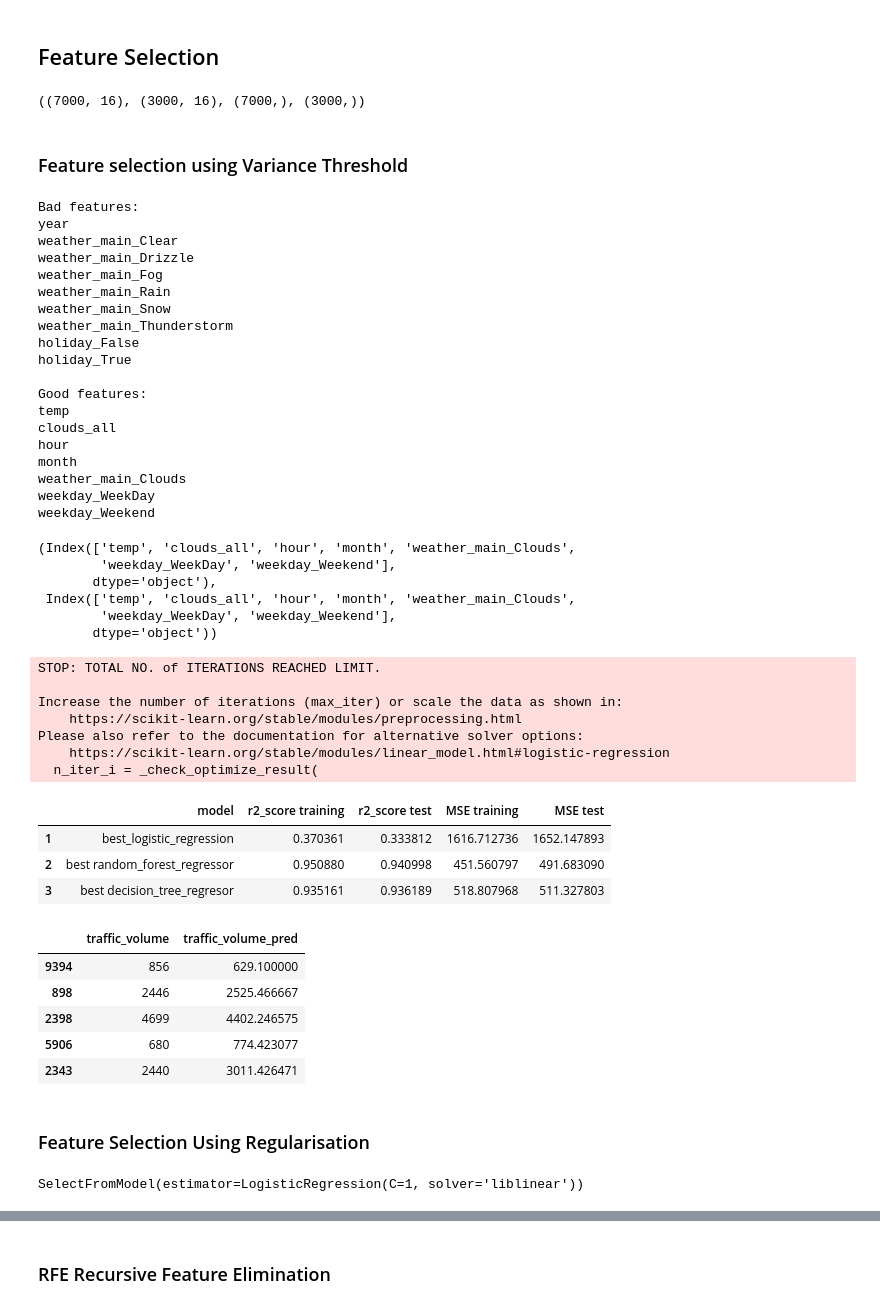
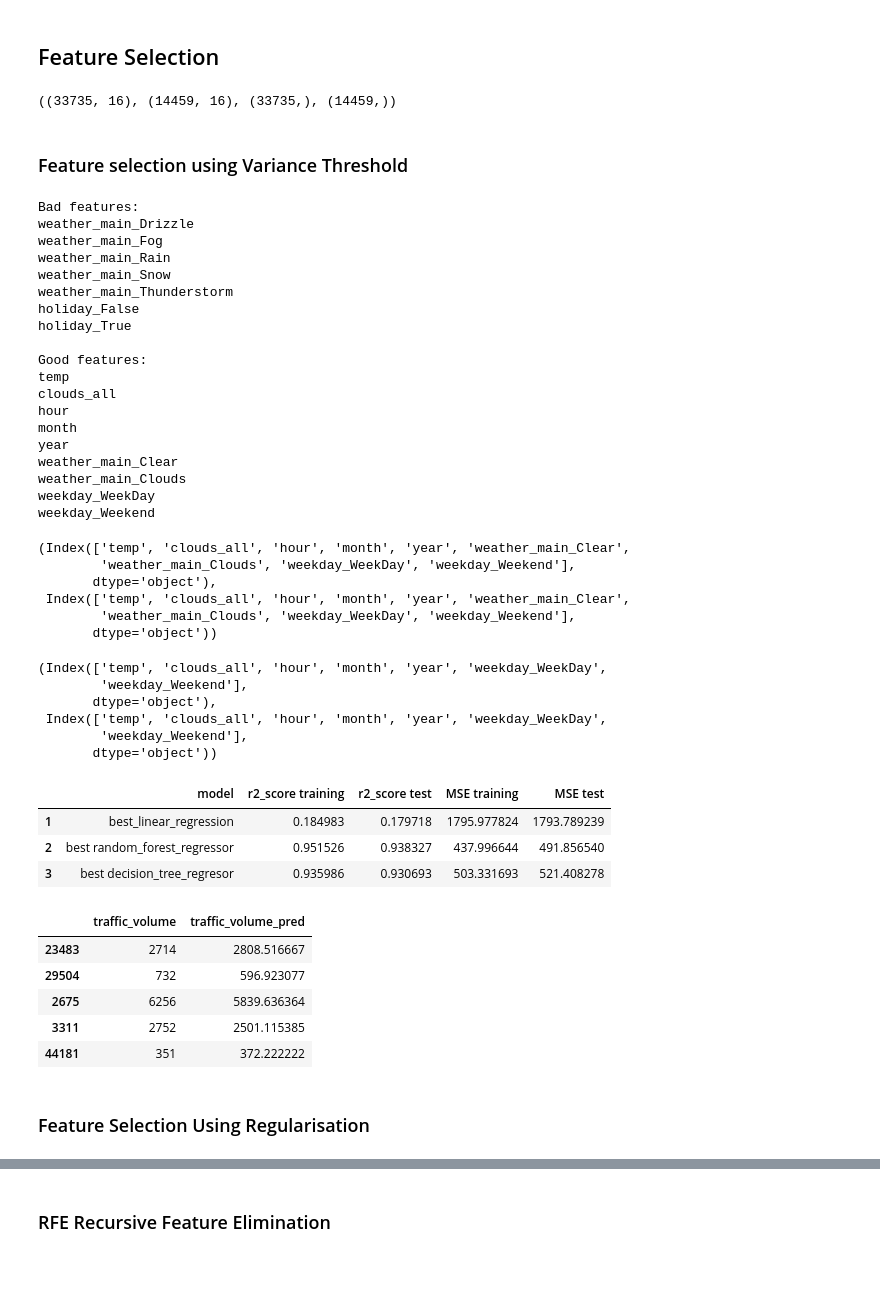
Before and after one commit to MrFICAX/Machine_Learning_Project_1, a Jupyter notebook: Projekat1_InProgress.ipynb, the cells around one changed output, grey strips where cells are left out. Drawn from its saved outputs; the diff is of its cells as text; code cells hidden in the pictures; blank space fills up the shorter version.

```diff
--- a/Projekat1_InProgress.ipynb
+++ b/Projekat1_InProgress.ipynb
@@ -1300,7 +1167,7 @@ plot_prediction(df_test_predrf, 25)
 ## Feature Selection
 # %%
 from sklearn.model_selection import train_test_split
-from sklearn.linear_model import Lasso, LogisticRegression
+from sklearn.linear_model import Lasso
 from sklearn.feature_selection import SelectFromModel
 from sklearn.preprocessing import StandardScaler
 
@@ -1309,20 +1176,20 @@ X = df[df_withoutTrafficVolume.columns]
 
 # Separating the data into training and tests set
 X_train, X_test, y_train, y_test = train_test_split(
-    X[:10000],
-    df['traffic_volume'][:10000],
+    X,
+    df['traffic_volume'],
     test_size=0.3,
     random_state=0)
 
 X_train.shape, X_test.shape, y_train.shape, y_test.shape
 # %% [output]
-((7000, 16), (3000, 16), (7000,), (3000,))
+((33735, 16), (14459, 16), (33735,), (14459,))
 # %% [markdown]
 ### Feature selection using Variance Threshold
 # %%
 from sklearn.feature_selection import VarianceThreshold
 
-var_thr = VarianceThreshold(threshold = 0.2) #Removing both constant and quasi-constant
+var_thr = VarianceThreshold(threshold = 0.20) #Removing both constant and quasi-constant
 var_thr.fit(X_train)
 
 var_thr.get_support()
@@ -1343,8 +1210,6 @@ for features in goodCol:
     print(features)
 # %% [output]
 Bad features:
-year
-weather_main_Clear
 weather_main_Drizzle
 weather_main_Fog
 weather_main_Rain
@@ -1358,6 +1223,8 @@ temp
 clouds_all
 hour
 month
+year
+weather_main_Clear
 weather_main_Clouds
 weekday_WeekDay
 weekday_Weekend
@@ -1367,34 +1234,44 @@ Variance_test_X = X_test.drop(concol, axis=1)
 # %%
 Variance_train_X.columns, Variance_test_X.columns
 # %% [output]
-(Index(['temp', 'clouds_all', 'hour', 'month', 'weather_main_Clouds',
-        'weekday_WeekDay', 'weekday_Weekend'],
+(Index(['temp', 'clouds_all', 'hour', 'month', 'year', 'weather_main_Clear',
+        'weather_main_Clouds', 'weekday_WeekDay', 'weekday_Weekend'],
        dtype='object'),
- Index(['temp', 'clouds_all', 'hour', 'month', 'weather_main_Clouds',
-        'weekday_WeekDay', 'weekday_Weekend'],
+ Index(['temp', 'clouds_all', 'hour', 'month', 'year', 'weather_main_Clear',
+        'weather_main_Clouds', 'weekday_WeekDay', 'weekday_Weekend'],
        dtype='object'))
+# %%
+testList = ['weather_main_Clear', 'weather_main_Clouds']
+
+Variance_train_X = Variance_train_X.drop('weather_main_Clear', axis=1)
+Variance_train_X = Variance_train_X.drop('weather_main_Clouds', axis=1)
+
+Variance_test_X = Variance_test_X.drop('weather_main_Clear', axis=1)
+Variance_test_X = Variance_test_X.drop('weather_main_Clouds', axis=1)
+
+Variance_train_X.columns, Variance_test_X.columns
+# %% [output]
+(Index(['temp', 'clouds_all', 'hour', 'month', 'year', 'weekday_WeekDay',
+        'weekday_Weekend'],
+       dtype='object'),
+ Index(['temp', 'clouds_all', 'hour', 'month', 'year', 'weekday_WeekDay',
+        'weekday_Weekend'],
+       dtype='object'))
 # %%
 models = {
-    'best_logistic_regression': LogisticRegression(),
+    'best_linear_regression': LinearRegression(),
     'best random_forest_regressor': RandomForestRegressor(max_depth=17, n_estimators=100, min_samples_leaf=10),
     'best decision_tree_regresor': DecisionTreeRegressor(max_depth=15, min_samples_leaf=50),
 }
 #data_table=pd.concat([data_table,(train_test_various_models(models, train_features, test_features, train_labels, test_labels))])
 data_table2 = train_test_various_models(
     models, Variance_train_X, Variance_test_X, y_train, y_test)
 data_table2.head(10)
 # %% [output]
-STOP: TOTAL NO. of ITERATIONS REACHED LIMIT.
-
-Increase the number of iterations (max_iter) or scale the data as shown in:
-    https://scikit-learn.org/stable/modules/preprocessing.html
-Please also refer to the documentation for alternative solver options:
-    https://scikit-learn.org/stable/modules/linear_model.html#logistic-regression
-  n_iter_i = _check_optimize_result(
 |  | model | r2_score training | r2_score test | MSE training | MSE test |
-| 1 | best_logistic_regression | 0.370361 | 0.333812 | 1616.712736 | 1652.147893 |
-| 2 | best random_forest_regressor | 0.950880 | 0.940998 | 451.560797 | 491.683090 |
-| 3 | best decision_tree_regresor | 0.935161 | 0.936189 | 518.807968 | 511.327803 |
+| 1 | best_linear_regression | 0.184983 | 0.179718 | 1795.977824 | 1793.789239 |
+| 2 | best random_forest_regressor | 0.951526 | 0.938327 | 437.996644 | 491.856540 |
+| 3 | best decision_tree_regresor | 0.935986 | 0.930693 | 503.331693 | 521.408278 |
 # %%
 traffic_volume_train_pred = models['best decision_tree_regresor'].predict(
     Variance_train_X)
@@ -1408,11 +1285,11 @@ df_test_pred['traffic_volume_pred'] = traffic_volume_test_pred
 df_test_pred.head()
 # %% [output]
 |  | traffic_volume | traffic_volume_pred |
-| 9394 | 856 | 629.100000 |
-| 898 | 2446 | 2525.466667 |
-| 2398 | 4699 | 4402.246575 |
-| 5906 | 680 | 774.423077 |
-| 2343 | 2440 | 3011.426471 |
+| 23483 | 2714 | 2808.516667 |
+| 29504 | 732 | 596.923077 |
+| 2675 | 6256 | 5839.636364 |
+| 3311 | 2752 | 2501.115385 |
+| 44181 | 351 | 372.222222 |
 # %% [markdown]
 ### Feature Selection Using Regularisation
 # %%
@@ -1423,8 +1300,6 @@ scaler.fit(X_train.fillna(0))
 # Selecting features using Lasso regularisation using SelectFromModel
 sel_ = SelectFromModel(LogisticRegression(C=1, penalty='l2', solver='liblinear'))
 sel_.fit(scaler.transform(X_train.fillna(0)), y_train)
-# %% [output]
-SelectFromModel(estimator=LogisticRegression(C=1, solver='liblinear'))
 # %%
 print(sel_.get_support())
 
```
Also changed, not shown: parts of 39 cells of this notebook.
